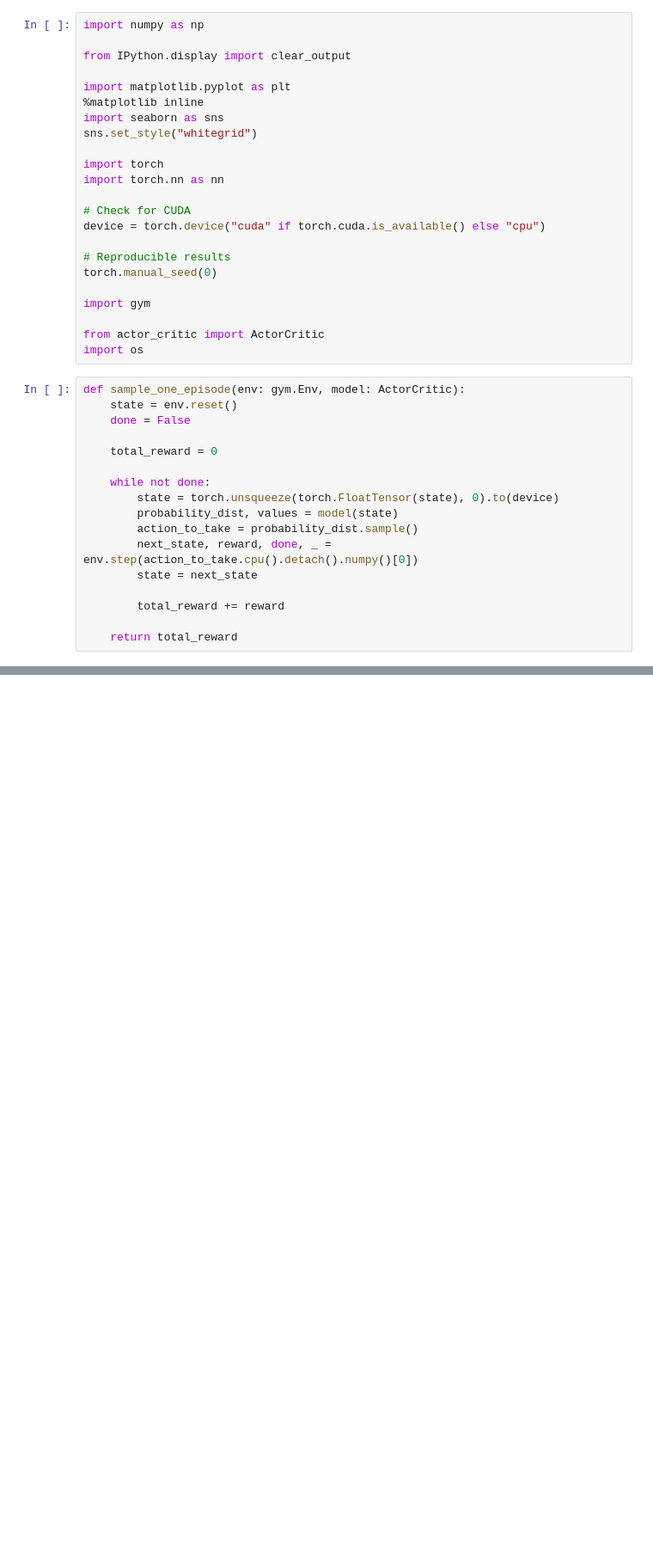
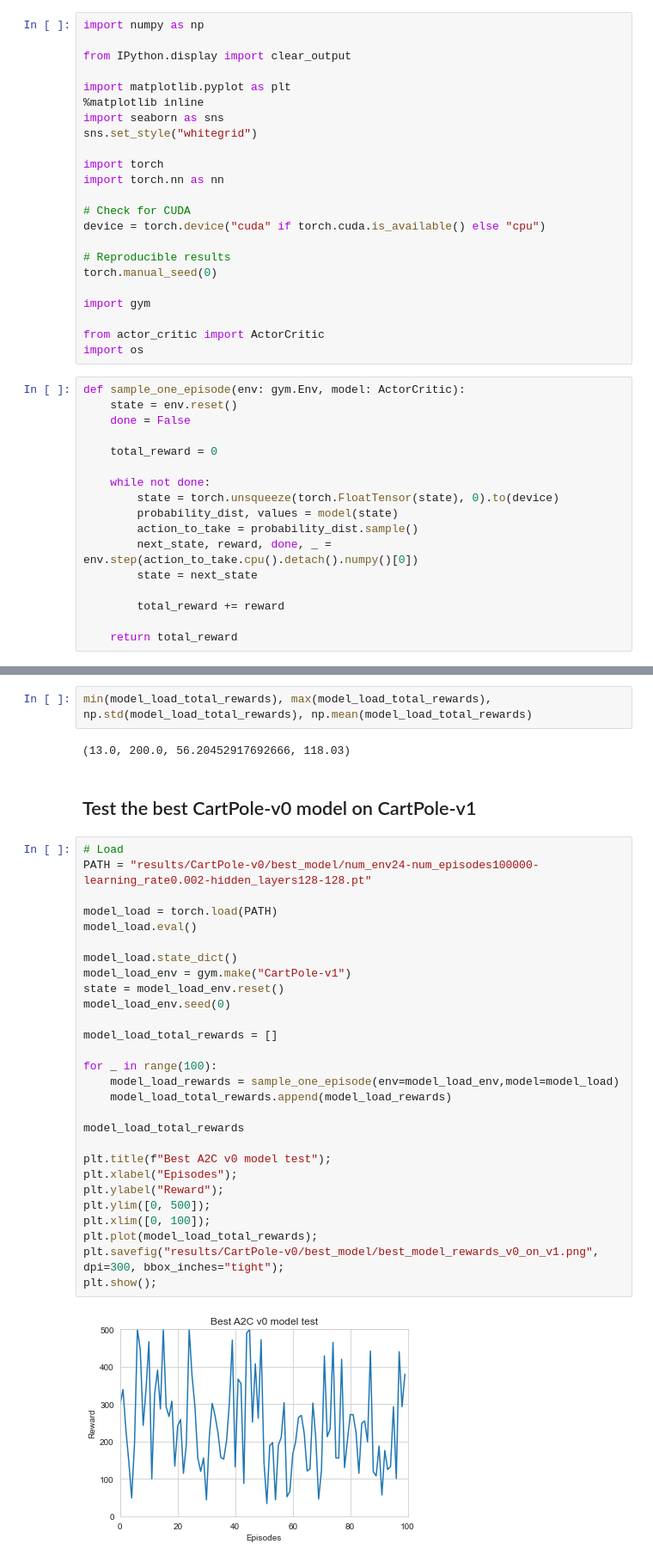
Before and after one commit to feiphoon/inm707-joint-coursework, a Jupyter notebook: src/cartpole/actor_critic_test_v0.ipynb, the cells around one changed output, grey strips where cells are left out. Shown: that part at 86% size. Saved outputs shown, nothing was run; the diff lists cells and outputs as text; blank space fills up the shorter version.

```diff
--- a/src/cartpole/actor_critic_test_v0.ipynb
+++ b/src/cartpole/actor_critic_test_v0.ipynb
@@ -85,0 +111,36 @@ min(model_load_total_rewards), max(model_load_total_rewards), np.std(model_load_
+# %%
+min(model_load_total_rewards), max(model_load_total_rewards), np.std(model_load_total_rewards), np.mean(model_load_total_rewards)
+# %% [output]
+(13.0, 200.0, 56.20452917692666, 118.03)
+# %% [markdown]
+## Test the best CartPole-v0 model on CartPole-v1
+# %%
+# Load
+PATH = "results/CartPole-v0/best_model/num_env24-num_episodes100000-learning_rate0.002-hidden_layers128-128.pt"
+
+model_load = torch.load(PATH)
+model_load.eval()
+
+model_load.state_dict()
+model_load_env = gym.make("CartPole-v1")
+state = model_load_env.reset()
+model_load_env.seed(0)
+
+model_load_total_rewards = []
+
+for _ in range(100):
+    model_load_rewards = sample_one_episode(env=model_load_env,model=model_load)
+    model_load_total_rewards.append(model_load_rewards)
+
+model_load_total_rewards
+
+plt.title(f"Best A2C v0 model test");
+plt.xlabel("Episodes");
+plt.ylabel("Reward");
+plt.ylim([0, 500]);
+plt.xlim([0, 100]);
+plt.plot(model_load_total_rewards);
+plt.savefig("results/CartPole-v0/best_model/best_model_rewards_v0_on_v1.png", dpi=300, bbox_inches="tight");
+plt.show();
+# %% [output]
+[figure, added]
```
Also changed, not shown: parts of 8 cells of this notebook, 1 other file.
